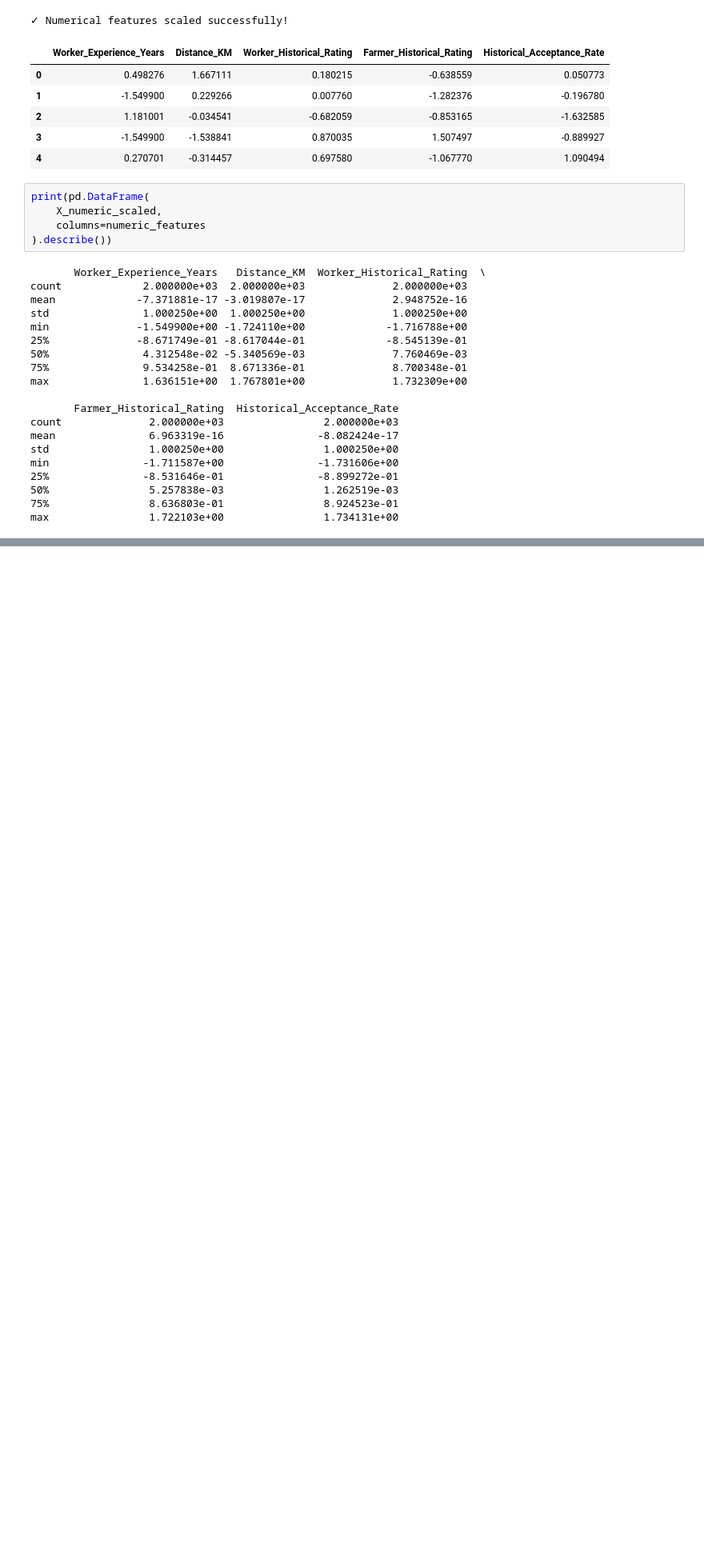
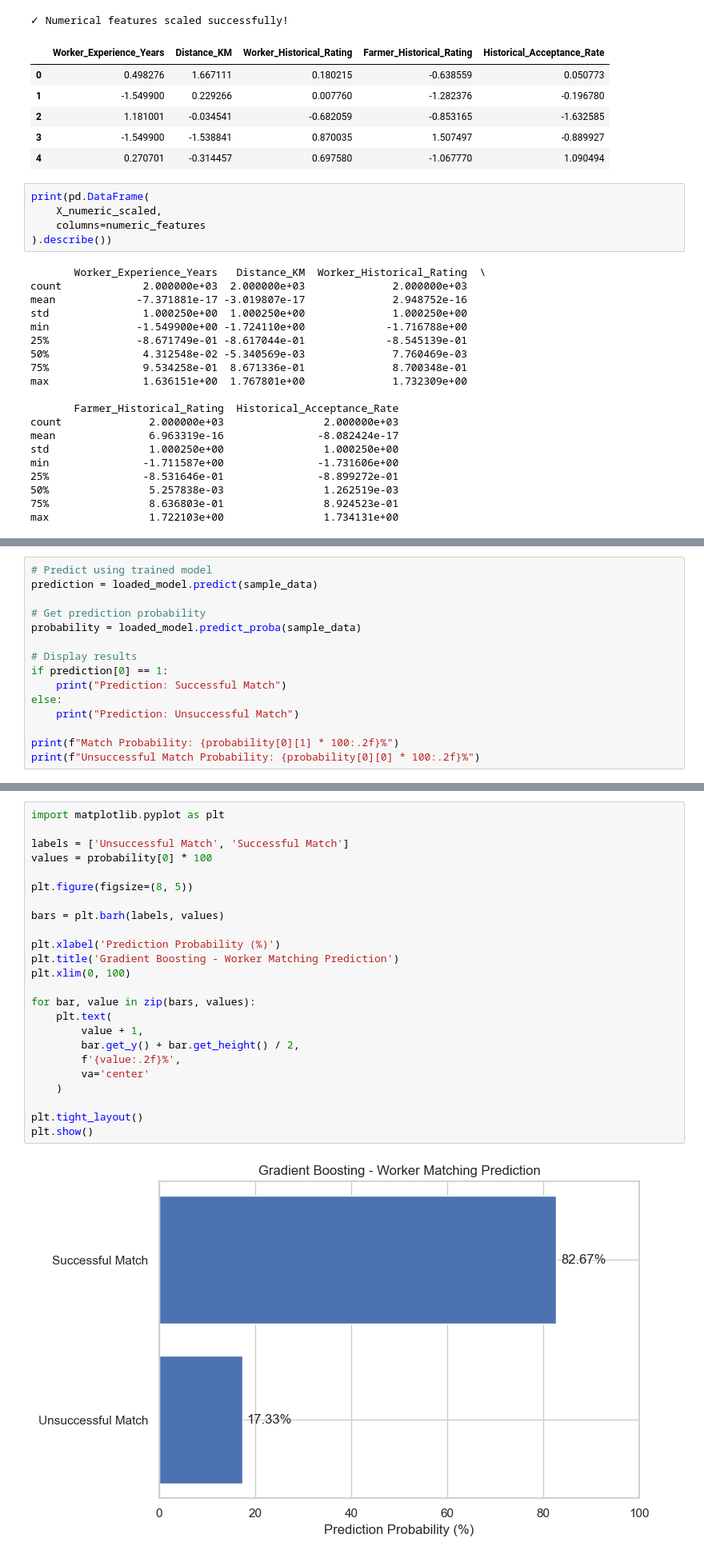
Before and after one commit to purna-2007/HarvestHub, a Jupyter notebook: ml_engine/models/train/dataw.ipynb, the cells around one changed output, grey strips where cells are left out. Shown at 80% size. Saved outputs shown, nothing was run; the diff lists cells and outputs as text; blank space fills up the shorter version.

```diff
--- a/ml_engine/models/train/dataw.ipynb
+++ b/ml_engine/models/train/dataw.ipynb
@@ -636,0 +1335,15 @@ plt.show()
+# %%
+# Predict using trained model
+prediction = loaded_model.predict(sample_data)
+
+# Get prediction probability
+probability = loaded_model.predict_proba(sample_data)
+
+# Display results
+if prediction[0] == 1:
+    print("Prediction: Successful Match")
+else:
+    print("Prediction: Unsuccessful Match")
+
+print(f"Match Probability: {probability[0][1] * 100:.2f}%")
+print(f"Unsuccessful Match Probability: {probability[0][0] * 100:.2f}%")
@@ -636,0 +1354,26 @@ plt.show()
+# %%
+import matplotlib.pyplot as plt
+
+labels = ['Unsuccessful Match', 'Successful Match']
+values = probability[0] * 100
+
+plt.figure(figsize=(8, 5))
+
+bars = plt.barh(labels, values)
+
+plt.xlabel('Prediction Probability (%)')
+plt.title('Gradient Boosting - Worker Matching Prediction')
+plt.xlim(0, 100)
+
+for bar, value in zip(bars, values):
+    plt.text(
+        value + 1,
+        bar.get_y() + bar.get_height() / 2,
+        f'{value:.2f}%',
+        va='center'
+    )
+
+plt.tight_layout()
+plt.show()
+# %% [output]
+[figure, added]
```
Also changed, not shown: parts of 51 cells of this notebook, 10 other files.
